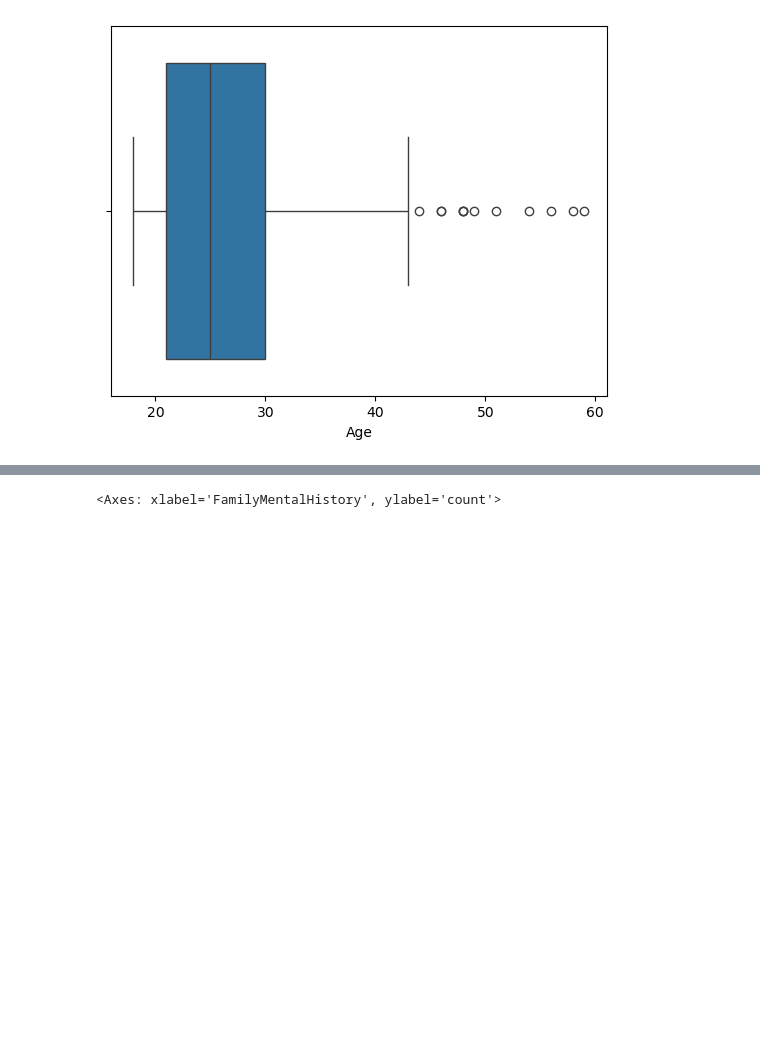
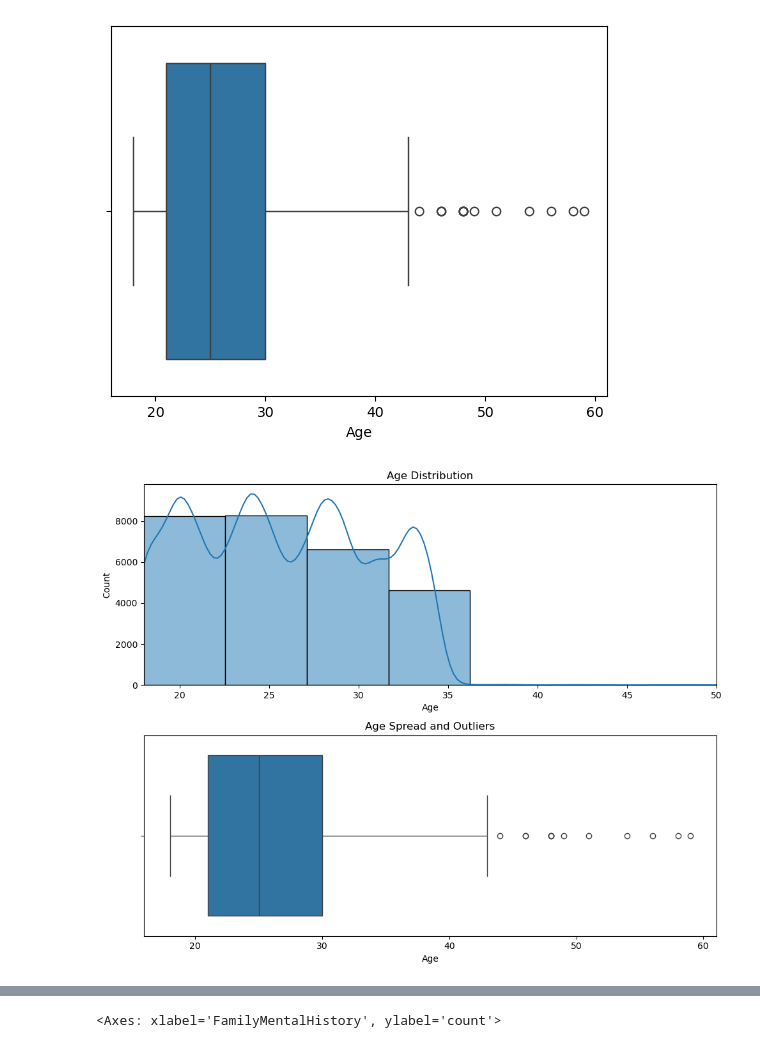
Before and after one commit to Siddharth-Saravanan/Student_Depression_Analysis_and_Prediction_using_Machine_Learning, a Jupyter notebook: student_depression_prediction.ipynb, the cells around one changed output, grey strips where cells are left out. Cells and saved outputs as stored; diff of their text form; code cells hidden in the pictures; blank space fills up the shorter version.

```diff
--- a/student_depression_prediction.ipynb
+++ b/student_depression_prediction.ipynb
@@ -573,3 +574,21 @@ sns.boxplot(data=depr_df, x='Age')
 # %% [output]
 <Axes: xlabel='Age'>
 [figure]
+# %%
+# Age Distribution and Boxplot
+
+fig, axs = plt.subplots(2, 1, figsize=(10, 8))
+
+# Histogram with KDE
+sns.histplot(depr_df['Age'], bins=9, kde=True, ax=axs[0])
+axs[0].set_title("Age Distribution")
+axs[0].set_xlim(18, 50)
+
+# Boxplot
+sns.boxplot(data=depr_df, x='Age', ax=axs[1])
+axs[1].set_title("Age Spread and Outliers")
+
+plt.tight_layout()
+plt.show()
+# %% [output]
+[figure, added]
```
Also changed, not shown: parts of 7 cells of this notebook.
